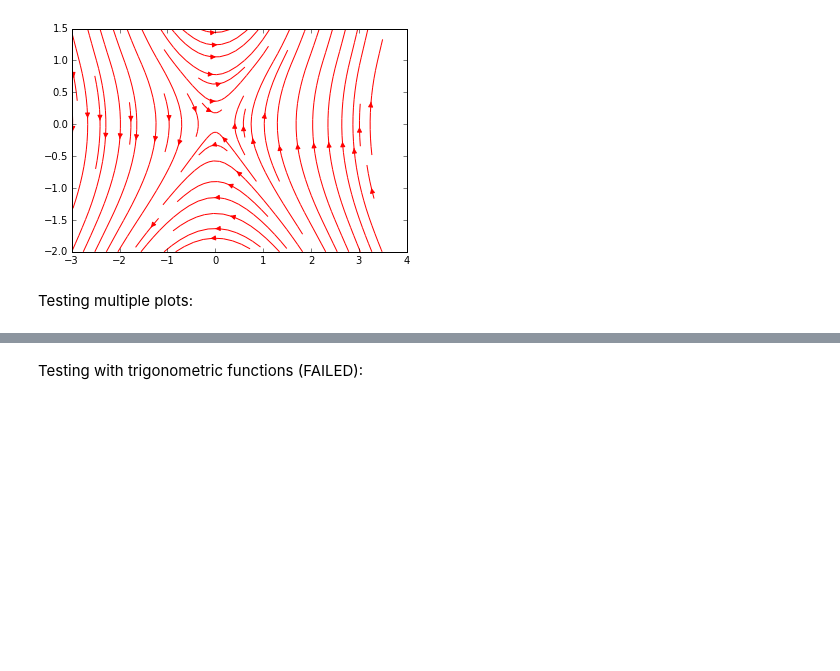
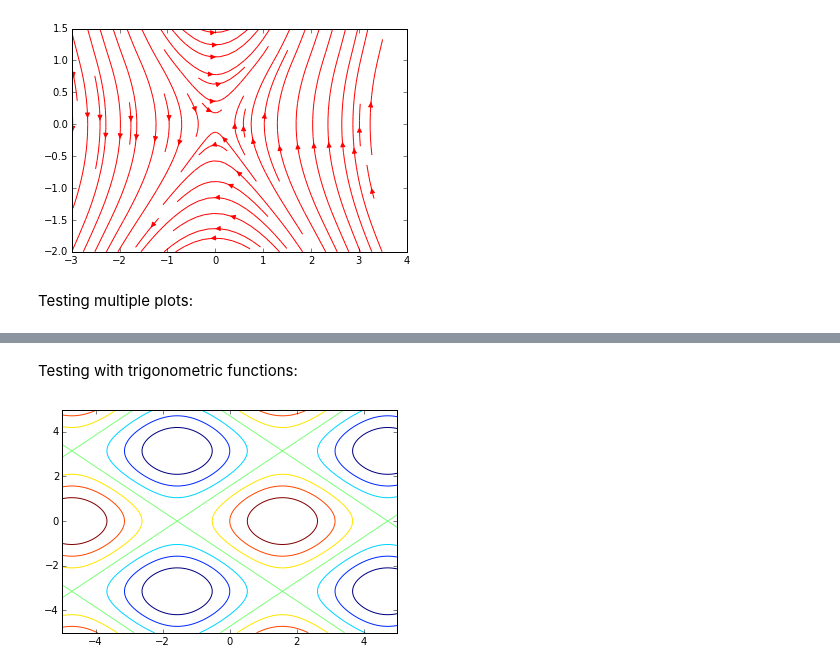
Before and after one commit to M-R-Houghton/maple_matplotlib_sympy, a Jupyter notebook: contour_grad_stream.ipynb, the cells around one changed output, grey strips where cells are left out. Cells and saved outputs as stored; diff of their text form; code cells hidden in the pictures; blank space fills up the shorter version.

Commit message:
Run additional testing

```diff
--- a/contour_grad_stream.ipynb
+++ b/contour_grad_stream.ipynb
@@ -125,3 +120,7 @@ X**2 - Y**2
 [figure]
 # %% [markdown]
-Testing with trigonometric functions (FAILED):
+Testing with trigonometric functions:
+# %%
+contourplot(sin(x)+cos(y),[-5.0,5.0],[-5.0,5.0])
+# %% [output]
+[figure, added]
```
Also changed, not shown: parts of 8 cells of this notebook.
